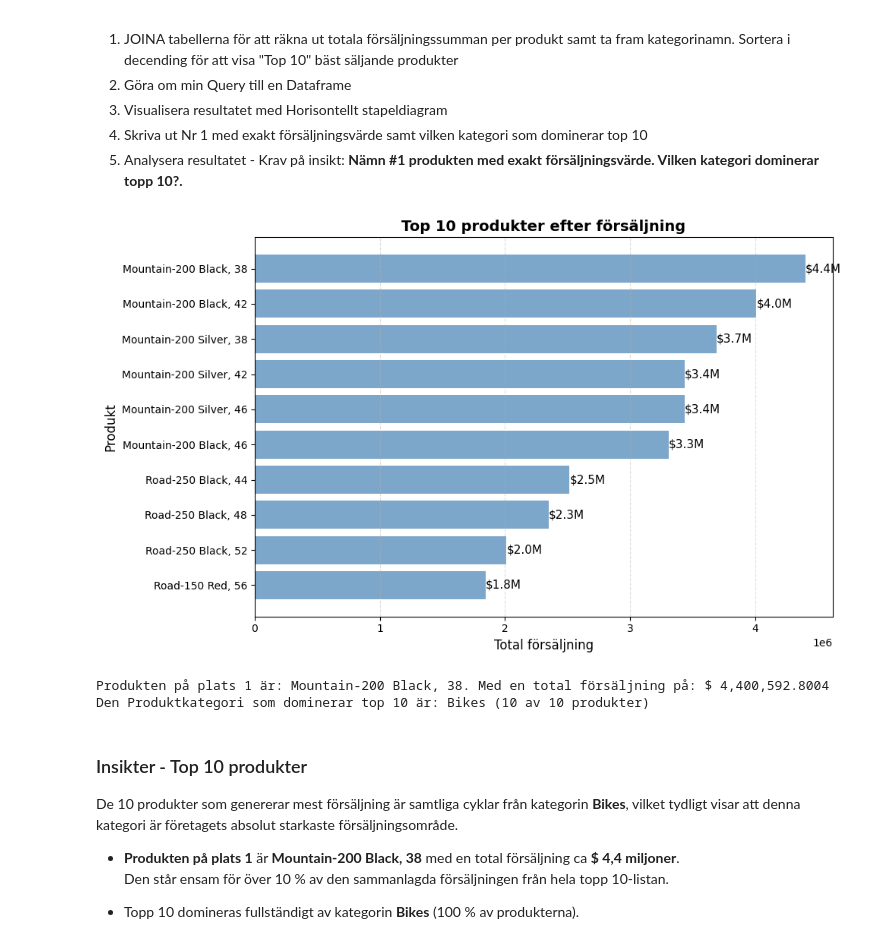
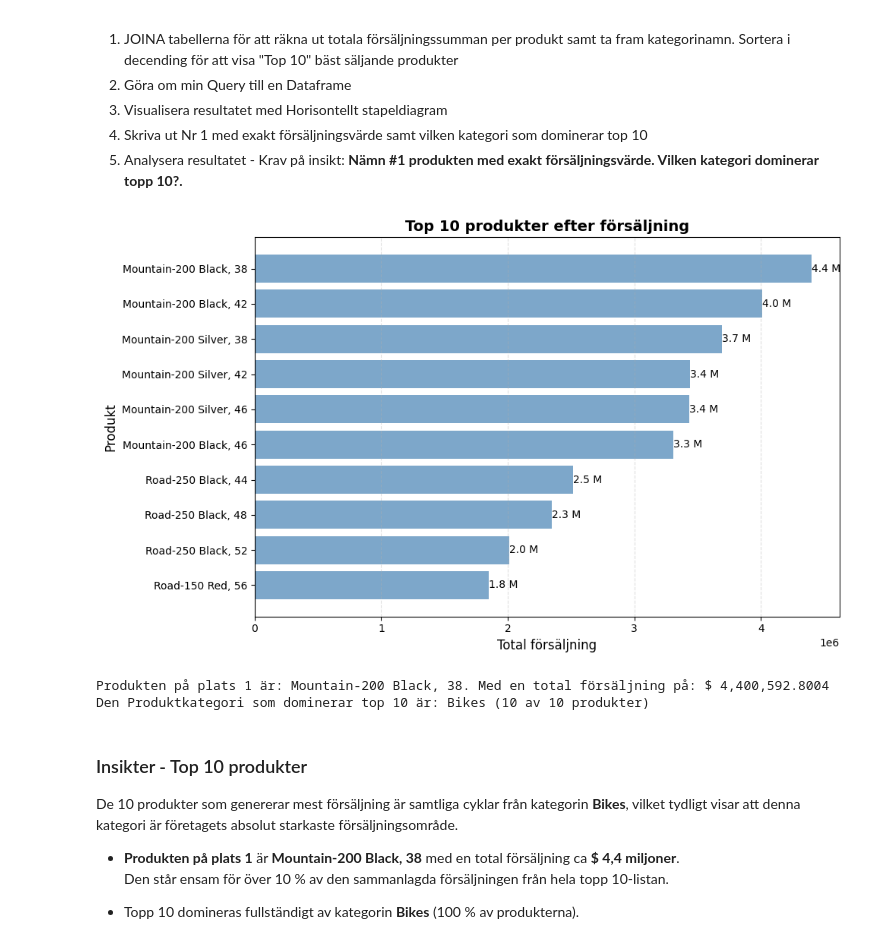
Before and after one commit to Shara-Hysen/adventureworks-sales-analysis-assignment, a Jupyter notebook: analysis.ipynb, the cells around one changed output. Drawn from its saved outputs; the diff is of its cells as text; code cells hidden in the pictures.

```diff
--- a/analysis.ipynb
+++ b/analysis.ipynb
@@ -359,44 +405,35 @@ SELECT
     SUM(sod.LineTotal) AS TotalSales,
     pc.Name AS CategoryName
 FROM Production.Product p
 INNER JOIN Sales.SalesOrderDetail sod ON p.ProductID = sod.ProductID
 INNER JOIN Production.ProductSubcategory ps ON p.ProductSubcategoryID = ps.ProductSubcategoryID
 INNER JOIN Production.ProductCategory pc ON ps.ProductCategoryID = pc.ProductCategoryID
 GROUP BY p.ProductID, p.Name, pc.Name
 ORDER BY TotalSales DESC
 """
 
 df_vis5 = query_df(query_vis5)
 
 
 fig, ax = plt.subplots(figsize=(10,6))
 bars = ax.barh(df_vis5['ProductName'][::-1], df_vis5['TotalSales'][::-1], color='steelblue', alpha=0.7)
 
-for bar in bars:
-    width = bar.get_width()
-    ax.text(
-        width +1,
-        bar.get_y() + bar.get_height()/2,
-        f'${width/1_000_000:.1f}M',
-        va = 'center',
-        ha = 'left',
-        fontsize=11
-    )
+autolabel_bars(ax, bars, orientation='horizontel', offset=1)
 
 ax.set_title('Top 10 produkter efter försäljning', fontsize=14, fontweight='bold')
 ax.set_xlabel('Total försäljning',fontsize=12)
 ax.set_ylabel('Produkt', fontsize=12 )
 ax.grid(axis='x',linestyle='--', alpha=0.4)
 plt.tight_layout()
 plt.show()
 
 dominant_category = df_vis5['CategoryName'].value_counts().idxmax()
 count = df_vis5['CategoryName'].value_counts().max()
 
 print(f"Produkten på plats 1 är: {df_vis5.iloc[0]['ProductName']}. Med en total försäljning på: $ {df_vis5.iloc[0]['TotalSales']:,}")
 print(f'Den Produktkategori som dominerar top 10 är: {dominant_category} ({count} av 10 produkter)')
 # %% [output]
-[figure, old version]
+[figure, new version]
 Produkten på plats 1 är: Mountain-200 Black, 38. Med en total försäljning på: $ 4,400,592.8004
 Den Produktkategori som dominerar top 10 är: Bikes (10 av 10 produkter)
 # %% [markdown]
```
Also changed, not shown: parts of 7 cells of this notebook.
